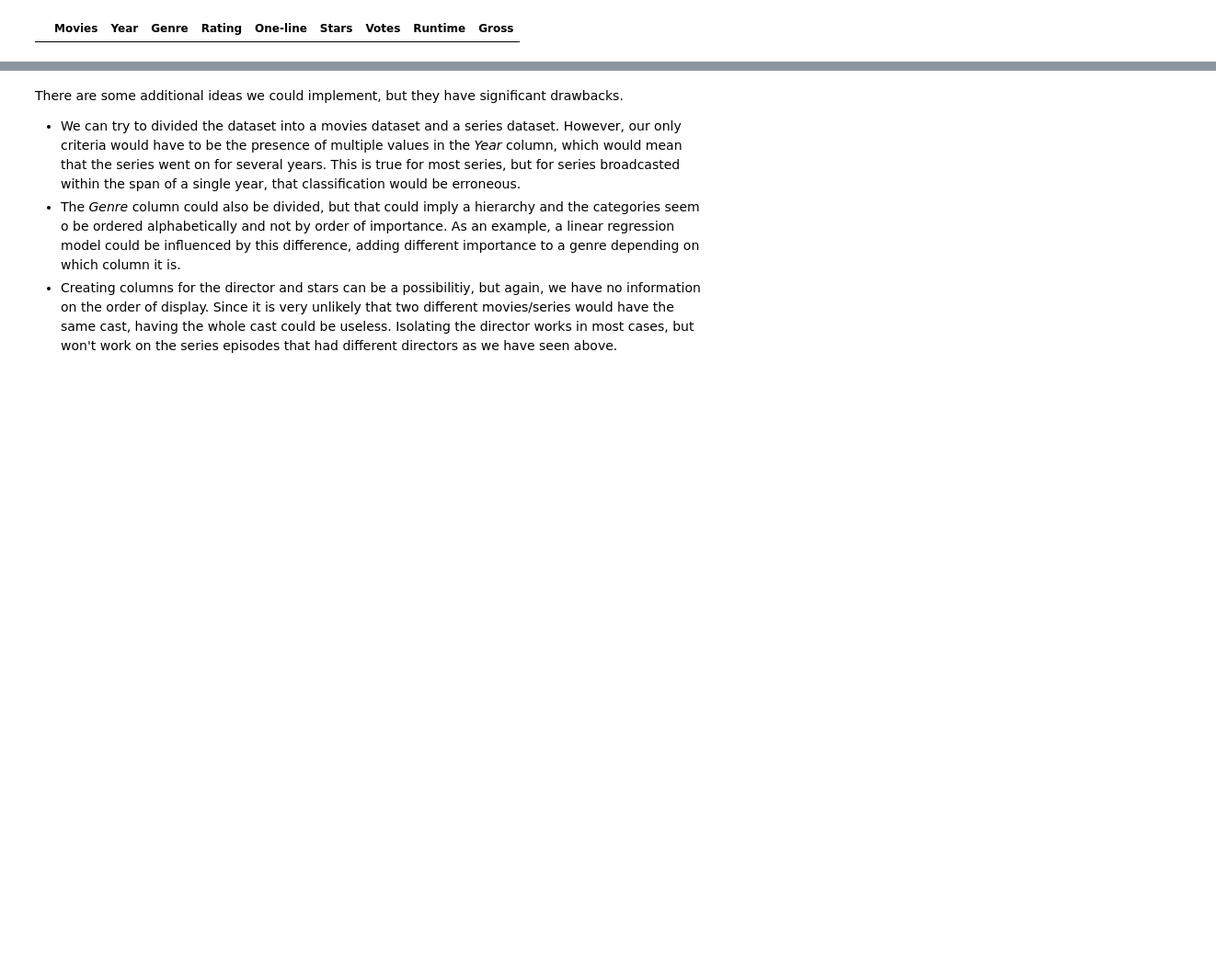
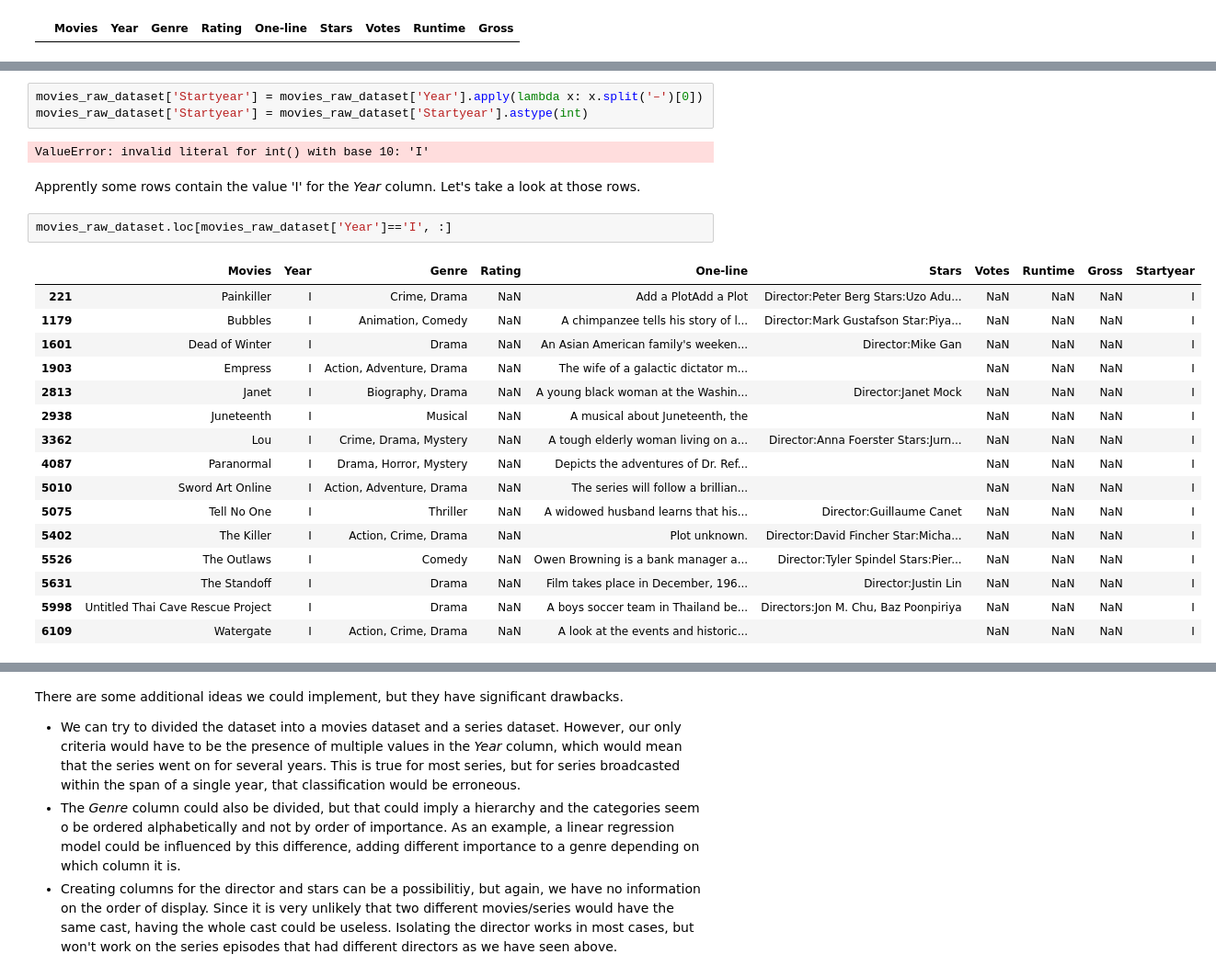
Before and after one commit to hugotorres22/data-analysis, a Jupyter notebook: IMDB-Scraping/imdb_scraping_data_analysis.ipynb, the cells around one changed output, grey strips where cells are left out. Shown at 92% size. Cells and saved outputs as stored; diff of their text form; blank space fills up the shorter version.

```diff
--- a/IMDB-Scraping/imdb_scraping_data_analysis.ipynb
+++ b/IMDB-Scraping/imdb_scraping_data_analysis.ipynb
@@ -212,0 +220,26 @@ Perfect! Our dataset looks much more clean!
+# %%
+movies_raw_dataset['Startyear'] = movies_raw_dataset['Year'].apply(lambda x: x.split('–')[0])
+movies_raw_dataset['Startyear'] = movies_raw_dataset['Startyear'].astype(int)
+# %% [output]
+ValueError: invalid literal for int() with base 10: 'I'
+# %% [markdown]
+Apprently some rows contain the value 'I' for the _Year_ column. Let's take a look at those rows.
+# %%
+movies_raw_dataset.loc[movies_raw_dataset['Year']=='I', :]
+# %% [output]
+|  | Movies | Year | Genre | Rating | One-line | Stars | Votes | Runtime | Gross | Startyear |
+| 221 | Painkiller | I | Crime, Drama | NaN | Add a PlotAdd a Plot | Director:Peter Berg Stars:Uzo Adu... | NaN | NaN | NaN | I |
+| 1179 | Bubbles | I | Animation, Comedy | NaN | A chimpanzee tells his story of l... | Director:Mark Gustafson Star:Piya... | NaN | NaN | NaN | I |
+| 1601 | Dead of Winter | I | Drama | NaN | An Asian American family's weeken... | Director:Mike Gan | NaN | NaN | NaN | I |
+| 1903 | Empress | I | Action, Adventure, Drama | NaN | The wife of a galactic dictator m... |  | NaN | NaN | NaN | I |
+| 2813 | Janet | I | Biography, Drama | NaN | A young black woman at the Washin... | Director:Janet Mock | NaN | NaN | NaN | I |
+| 2938 | Juneteenth | I | Musical | NaN | A musical about Juneteenth, the |  | NaN | NaN | NaN | I |
+| 3362 | Lou | I | Crime, Drama, Mystery | NaN | A tough elderly woman living on a... | Director:Anna Foerster Stars:Jurn... | NaN | NaN | NaN | I |
+| 4087 | Paranormal | I | Drama, Horror, Mystery | NaN | Depicts the adventures of Dr. Ref... |  | NaN | NaN | NaN | I |
+| 5010 | Sword Art Online | I | Action, Adventure, Drama | NaN | The series will follow a brillian... |  | NaN | NaN | NaN | I |
+| 5075 | Tell No One | I | Thriller | NaN | A widowed husband learns that his... | Director:Guillaume Canet | NaN | NaN | NaN | I |
+| 5402 | The Killer | I | Action, Crime, Drama | NaN | Plot unknown. | Director:David Fincher Star:Micha... | NaN | NaN | NaN | I |
+| 5526 | The Outlaws | I | Comedy | NaN | Owen Browning is a bank manager a... | Director:Tyler Spindel Stars:Pier... | NaN | NaN | NaN | I |
+| 5631 | The Standoff | I | Drama | NaN | Film takes place in December, 196... | Director:Justin Lin | NaN | NaN | NaN | I |
+| 5998 | Untitled Thai Cave Rescue Project | I | Drama | NaN | A boys soccer team in Thailand be... | Directors:Jon M. Chu, Baz Poonpiriya | NaN | NaN | NaN | I |
+| 6109 | Watergate | I | Action, Crime, Drama | NaN | A look at the events and historic... |  | NaN | NaN | NaN | I |
```
Also changed, not shown: parts of 24 cells of this notebook.
